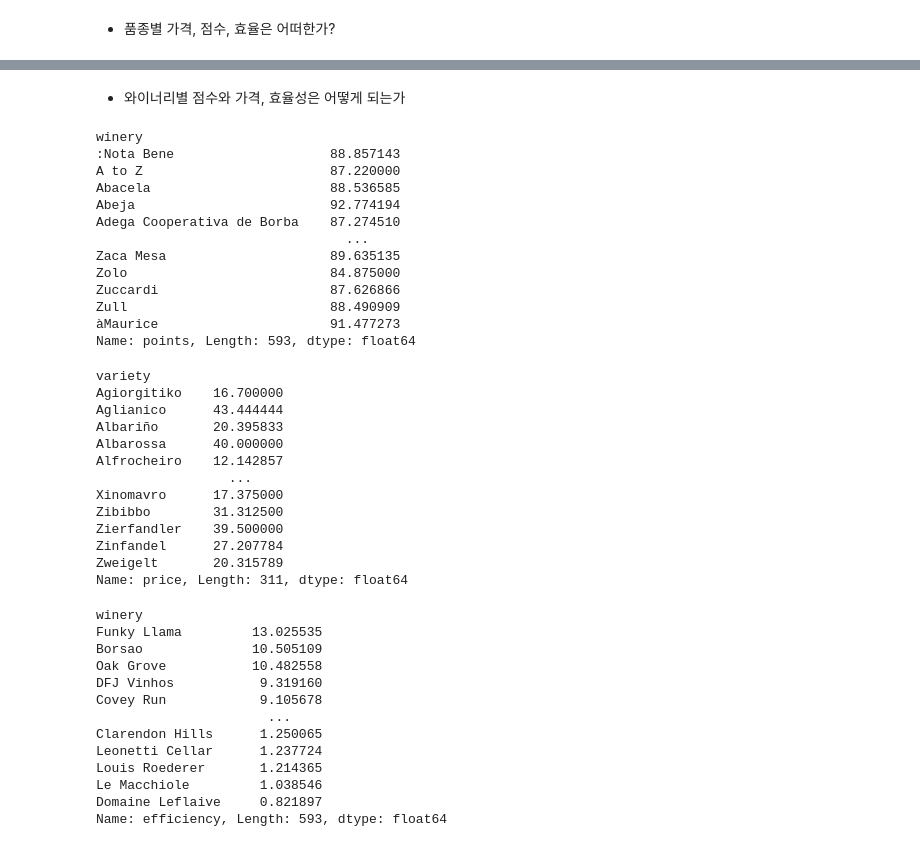
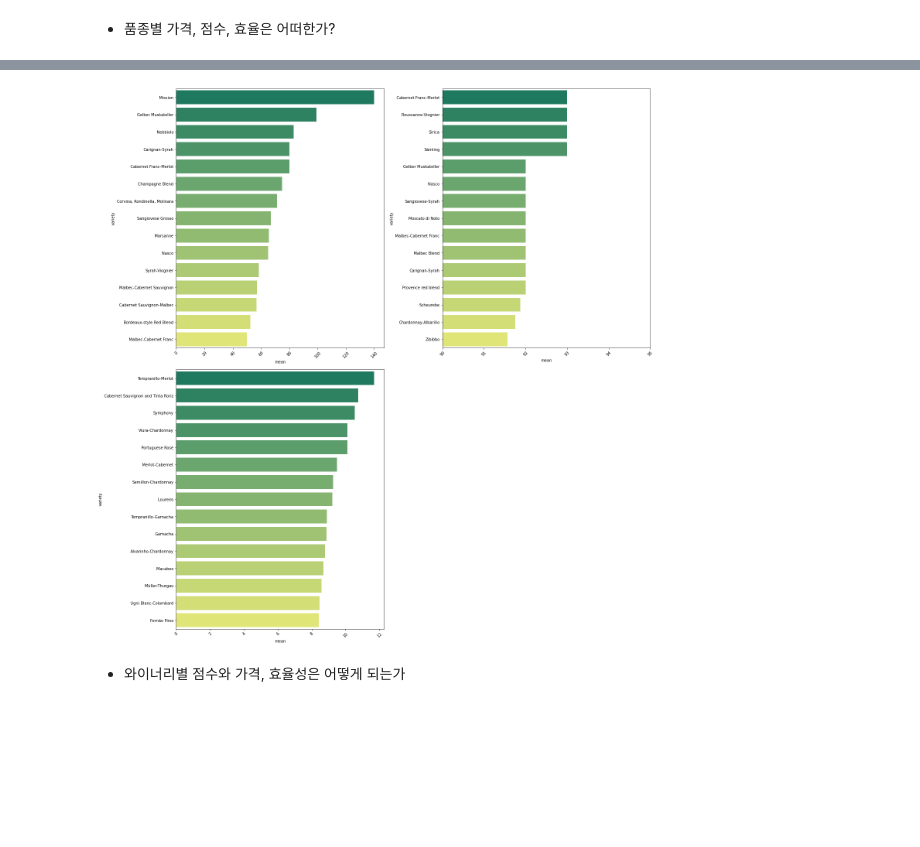
Before and after one commit to Jeongho-cho/Wine_review, a Jupyter notebook: Wine.ipynb, the cells around one changed output, grey strips where cells are left out. Saved outputs shown, nothing was run; the diff lists cells and outputs as text; code cells hidden in the pictures; blank space fills up the shorter version.

```diff
--- a/Wine.ipynb
+++ b/Wine.ipynb
@@ -295,0 +246,4 @@ Name: efficiency, Length: 311, dtype: float64
+# %%
+wn_va_pr = wn_re.groupby(['variety'])['price'].mean().sort_values(ascending = False).reset_index(name = 'mean').head(15)
+wn_va_po = wn_re.groupby(['variety'])['points'].mean().sort_values(ascending = False).reset_index(name = 'mean').head(15)
+wn_va_ef = wn_re.groupby(['variety'])['efficiency'].mean().sort_values(ascending = False).reset_index(name = 'mean').head(15)
@@ -296,50 +269,20 @@ Name: efficiency, Length: 311, dtype: float64
+# %%
+f,ax = plt.subplots(2,1,figsize = (20,20),constrained_layout=True)
+
+plt.subplot(2,2,1)
+sns.barplot(data = wn_va_pr,x = 'mean',y = 'variety',palette='summer')
+#plt.ylim([85,92])
+plt.xticks(rotation = 45);
+
+plt.subplot(2,2,2)
+sns.barplot(data = wn_va_po, x = 'mean',y = 'variety',palette='summer')
+plt.xlim([90,95])
+plt.xticks(rotation = 45);
+
+plt.subplot(2,2,3)
+sns.barplot(data = wn_va_ef, x = 'mean',y = 'variety',palette='summer')
+plt.xticks(rotation = 45);
+# %% [output]
+[figure, added]
 # %% [markdown]
 * 와이너리별 점수와 가격, 효율성은 어떻게 되는가
-# %%
-wn_re.groupby(['winery'])['points'].mean()
-# %% [output]
-winery
-:Nota Bene                    88.857143
-A to Z                        87.220000
-Abacela                       88.536585
-Abeja                         92.774194
-Adega Cooperativa de Borba    87.274510
-                                ...
-Zaca Mesa                     89.635135
-Zolo                          84.875000
-Zuccardi                      87.626866
-Zull                          88.490909
-àMaurice                      91.477273
-Name: points, Length: 593, dtype: float64
-# %%
-wn_re.groupby(['winery'])['price'].mean()
-# %% [output]
-variety
-Agiorgitiko    16.700000
-Aglianico      43.444444
-Albariño       20.395833
-Albarossa      40.000000
-Alfrocheiro    12.142857
-                 ...
-Xinomavro      17.375000
-Zibibbo        31.312500
-Zierfandler    39.500000
-Zinfandel      27.207784
-Zweigelt       20.315789
-Name: price, Length: 311, dtype: float64
-# %%
-wn_re.groupby(['winery'])['efficiency'].mean().sort_values(ascending  = False )
-# %% [output]
-winery
-Funky Llama         13.025535
-Borsao              10.505109
-Oak Grove           10.482558
-DFJ Vinhos           9.319160
-Covey Run            9.105678
-                      ...
-Clarendon Hills      1.250065
-Leonetti Cellar      1.237724
-Louis Roederer       1.214365
-Le Macchiole         1.038546
-Domaine Leflaive     0.821897
-Name: efficiency, Length: 593, dtype: float64
```
Also changed, not shown: parts of 8 cells of this notebook.
